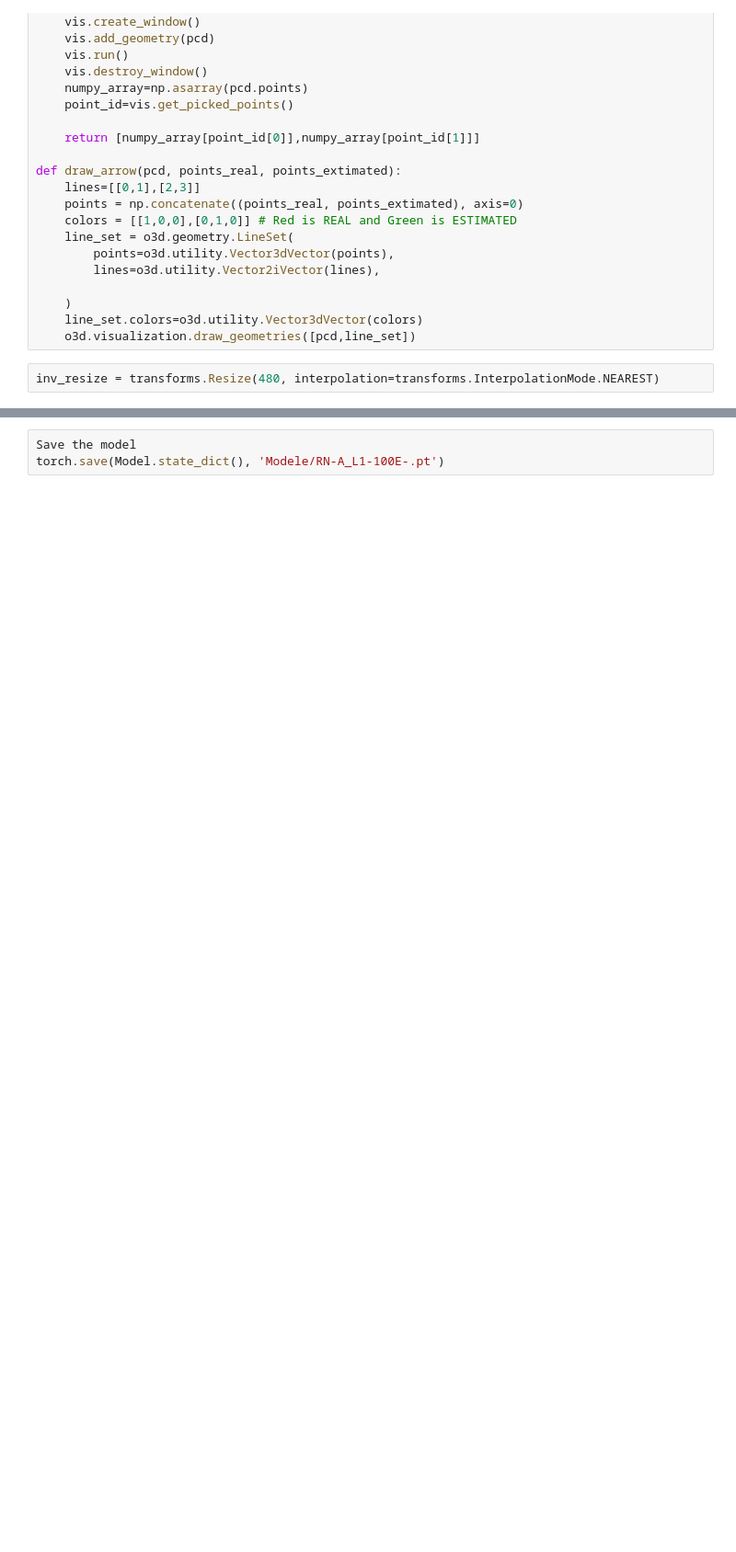
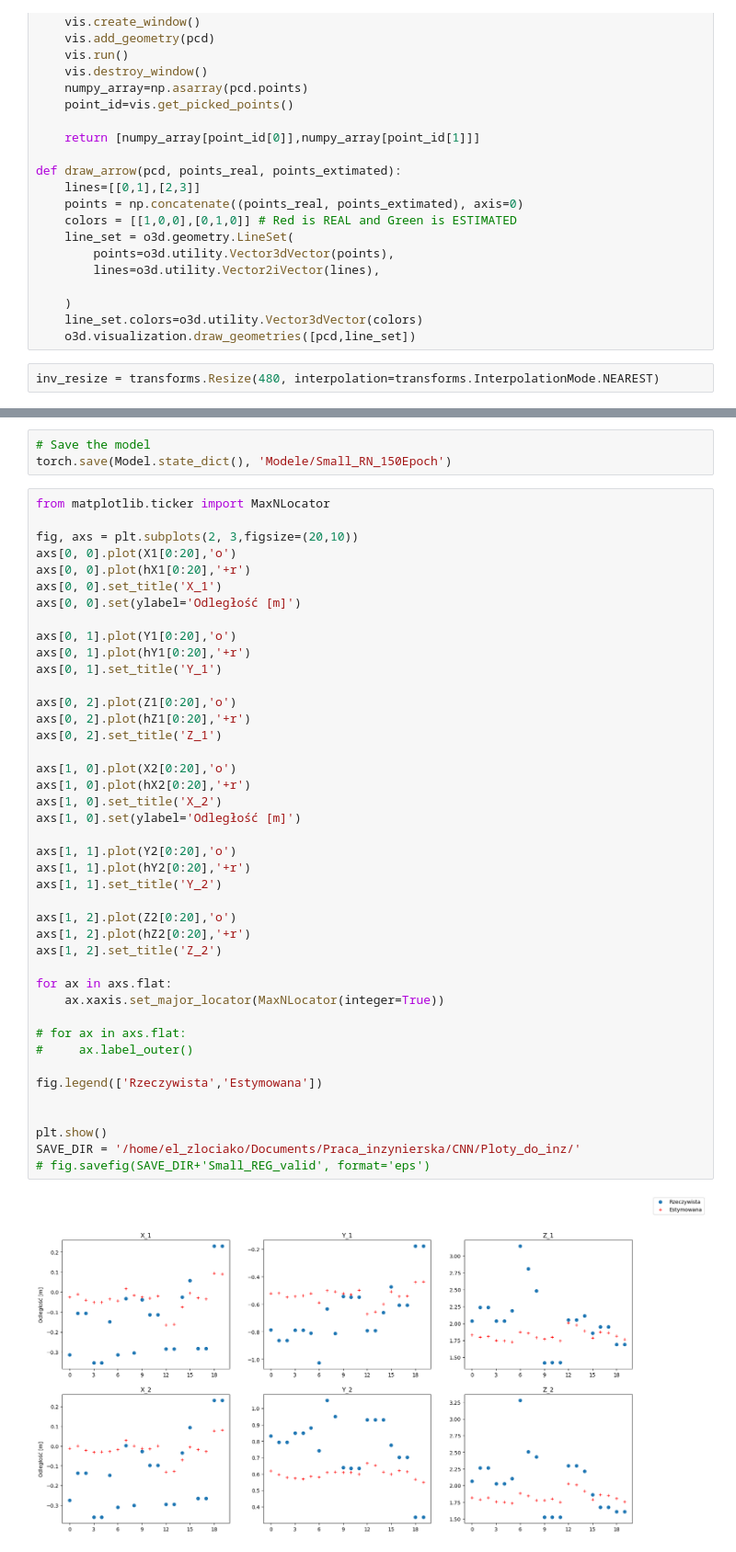
Before and after one commit to elzlociako/AoR_EngineerProject, a Jupyter notebook: CNN/Regression/Splitting_data.ipynb, the cells around one changed output, grey strips where cells are left out. Shown at 92% size. Saved outputs shown, nothing was run; the diff lists cells and outputs as text; blank space fills up the shorter version.

```diff
--- a/CNN/Regression/Splitting_data.ipynb
+++ b/CNN/Regression/Splitting_data.ipynb
@@ -338,3 +371,47 @@ KeyboardInterrupt:
 # %%
-Save the model
-torch.save(Model.state_dict(), 'Modele/RN-A_L1-100E-.pt')
+# Save the model
+torch.save(Model.state_dict(), 'Modele/Small_RN_150Epoch')
+# %%
+from matplotlib.ticker import MaxNLocator
+
+fig, axs = plt.subplots(2, 3,figsize=(20,10))
+axs[0, 0].plot(X1[0:20],'o')
+axs[0, 0].plot(hX1[0:20],'+r')
+axs[0, 0].set_title('X_1')
+axs[0, 0].set(ylabel='Odległość [m]')
+
+axs[0, 1].plot(Y1[0:20],'o')
+axs[0, 1].plot(hY1[0:20],'+r')
+axs[0, 1].set_title('Y_1')
+
+axs[0, 2].plot(Z1[0:20],'o')
+axs[0, 2].plot(hZ1[0:20],'+r')
+axs[0, 2].set_title('Z_1')
+
+axs[1, 0].plot(X2[0:20],'o')
+axs[1, 0].plot(hX2[0:20],'+r')
+axs[1, 0].set_title('X_2')
+axs[1, 0].set(ylabel='Odległość [m]')
+
+axs[1, 1].plot(Y2[0:20],'o')
+axs[1, 1].plot(hY2[0:20],'+r')
+axs[1, 1].set_title('Y_2')
+
+axs[1, 2].plot(Z2[0:20],'o')
+axs[1, 2].plot(hZ2[0:20],'+r')
+axs[1, 2].set_title('Z_2')
+
+for ax in axs.flat:
+    ax.xaxis.set_major_locator(MaxNLocator(integer=True))
+
+# for ax in axs.flat:
+#     ax.label_outer()
+
+fig.legend(['Rzeczywista','Estymowana'])
+
+
+plt.show()
+SAVE_DIR = '/home/el_zlociako/Documents/Praca_inzynierska/CNN/Ploty_do_inz/'
+# fig.savefig(SAVE_DIR+'Small_REG_valid', format='eps')
+# %% [output]
+[figure, added]
```
Also changed, not shown: parts of 14 cells of this notebook, 10 other files.
